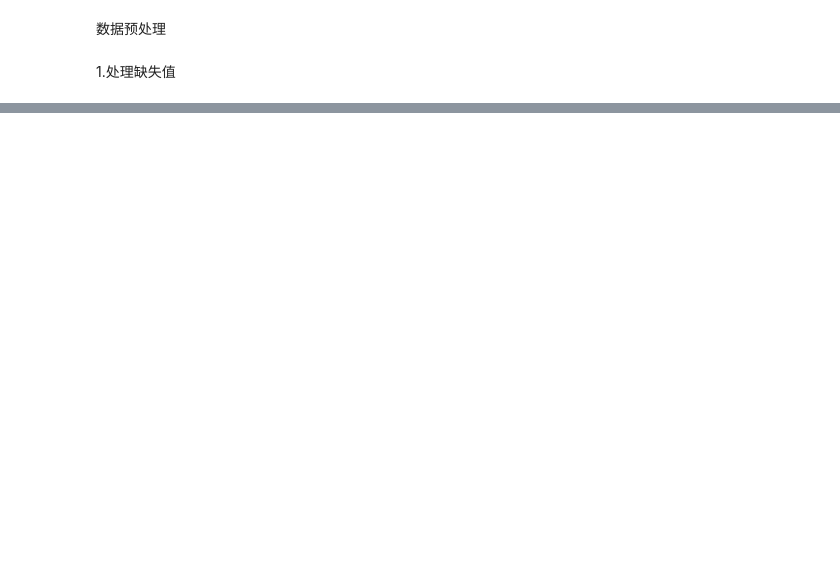
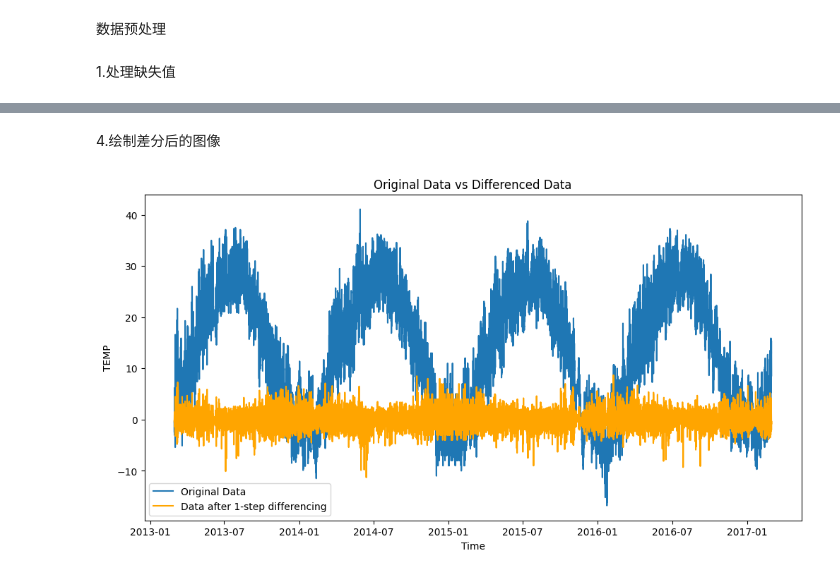
Before and after one commit to BeiFengSama/Long-Time-Series-datas-forcasting, a Jupyter notebook: data/airquility/ARIMA_NEW.ipynb, the cells around one changed output, grey strips where cells are left out. Cells and saved outputs as stored; diff of their text form; code cells hidden in the pictures; blank space fills up the shorter version.

```diff
--- a/data/airquility/ARIMA_NEW.ipynb
+++ b/data/airquility/ARIMA_NEW.ipynb
@@ -53,0 +91,11 @@ Name: 106, dtype: object
+# %%
+# 2. 数据类型转换
+df['Date'] = pd.to_datetime(df['Date'], format='%Y-%m-%d-%H')
+
+# 3. 设定索引
+df = df.set_index('Date')
+
+# 4. 检查数据排序
+df = df.sort_index()
+
+df.head()
@@ -53,0 +237,27 @@ Name: 106, dtype: object
+# %% [markdown]
+4.绘制差分后的图像
+# %%
+import matplotlib.pyplot as plt
+
+# 设置1步差分
+diff_steps = 1
+df_diff = df['TEMP'].diff(diff_steps).dropna()
+
+plt.figure(figsize=(12,6))
+
+# 绘制原始数据
+plt.plot(df['TEMP'], label='Original Data')
+
+# 绘制1步差分后的数据
+plt.plot(df_diff, label=f'Data after {diff_steps}-step differencing', color='orange')
+
+# 设置标题和标签
+plt.title('Original Data vs Differenced Data')
+plt.xlabel('Time')
+plt.ylabel('TEMP')
+
+plt.legend()
+
+plt.show()
+# %% [output]
+[figure, added]
```
Also changed, not shown: parts of 31 cells of this notebook.
